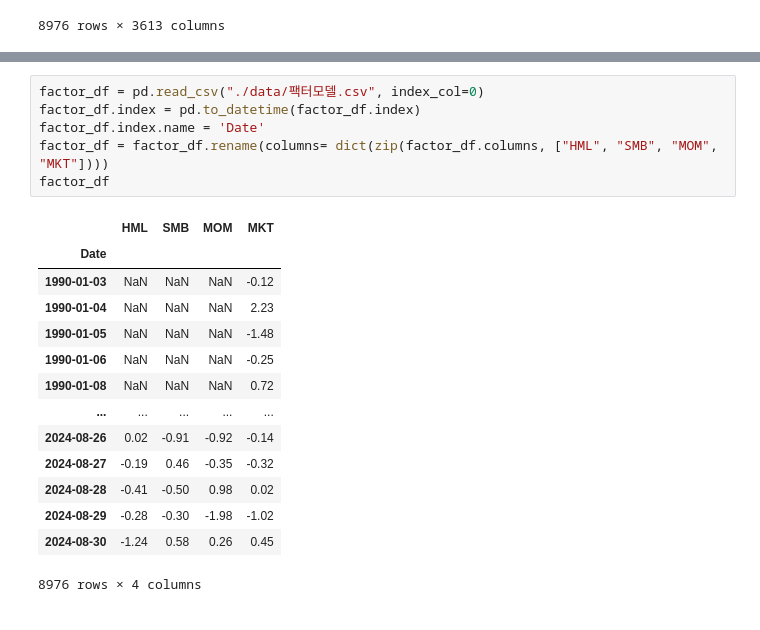
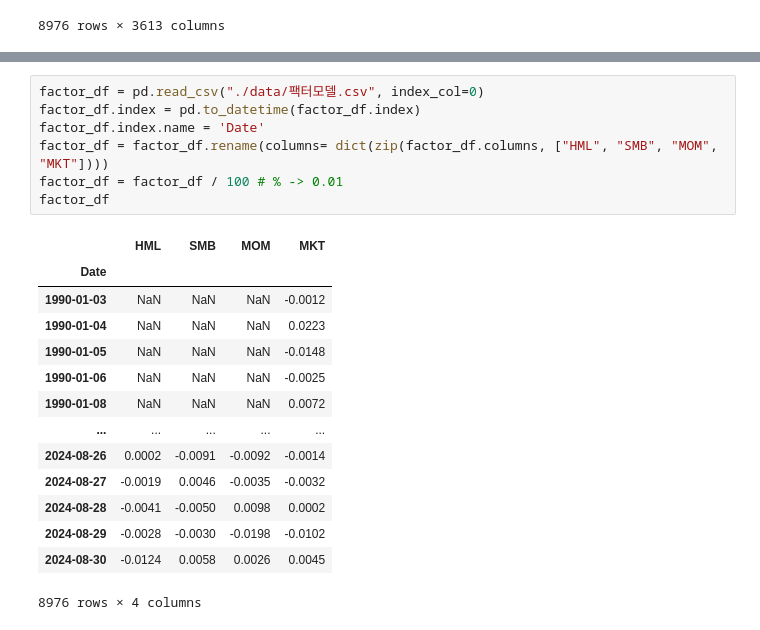
Before and after one commit to jaegu01/ml-stock-market, a Jupyter notebook: main copy.ipynb, the cells around one changed output, grey strips where cells are left out. Drawn from its saved outputs; the diff is of its cells as text.

```diff
--- a/main copy.ipynb
+++ b/main copy.ipynb
@@ -80,21 +80,22 @@ columns_to_remove
 # %%
 factor_df = pd.read_csv("./data/팩터모델.csv", index_col=0)
 factor_df.index = pd.to_datetime(factor_df.index)
 factor_df.index.name = 'Date'
 factor_df = factor_df.rename(columns= dict(zip(factor_df.columns, ["HML", "SMB", "MOM", "MKT"])))
+factor_df = factor_df / 100 # % -> 0.01
 factor_df
 # %% [output]
 |  | HML | SMB | MOM | MKT |
 | Date |  |  |  |  |
-| 1990-01-03 | NaN | NaN | NaN | -0.12 |
-| 1990-01-04 | NaN | NaN | NaN | 2.23 |
-| 1990-01-05 | NaN | NaN | NaN | -1.48 |
-| 1990-01-06 | NaN | NaN | NaN | -0.25 |
-| 1990-01-08 | NaN | NaN | NaN | 0.72 |
+| 1990-01-03 | NaN | NaN | NaN | -0.0012 |
+| 1990-01-04 | NaN | NaN | NaN | 0.0223 |
+| 1990-01-05 | NaN | NaN | NaN | -0.0148 |
+| 1990-01-06 | NaN | NaN | NaN | -0.0025 |
+| 1990-01-08 | NaN | NaN | NaN | 0.0072 |
 | ... | ... | ... | ... | ... |
-| 2024-08-26 | 0.02 | -0.91 | -0.92 | -0.14 |
-| 2024-08-27 | -0.19 | 0.46 | -0.35 | -0.32 |
-| 2024-08-28 | -0.41 | -0.50 | 0.98 | 0.02 |
-| 2024-08-29 | -0.28 | -0.30 | -1.98 | -1.02 |
-| 2024-08-30 | -1.24 | 0.58 | 0.26 | 0.45 |
+| 2024-08-26 | 0.0002 | -0.0091 | -0.0092 | -0.0014 |
+| 2024-08-27 | -0.0019 | 0.0046 | -0.0035 | -0.0032 |
+| 2024-08-28 | -0.0041 | -0.0050 | 0.0098 | 0.0002 |
+| 2024-08-29 | -0.0028 | -0.0030 | -0.0198 | -0.0102 |
+| 2024-08-30 | -0.0124 | 0.0058 | 0.0026 | 0.0045 |
 8976 rows × 4 columns
```
Also changed, not shown: parts of 5 cells of this notebook, 1 other file.
